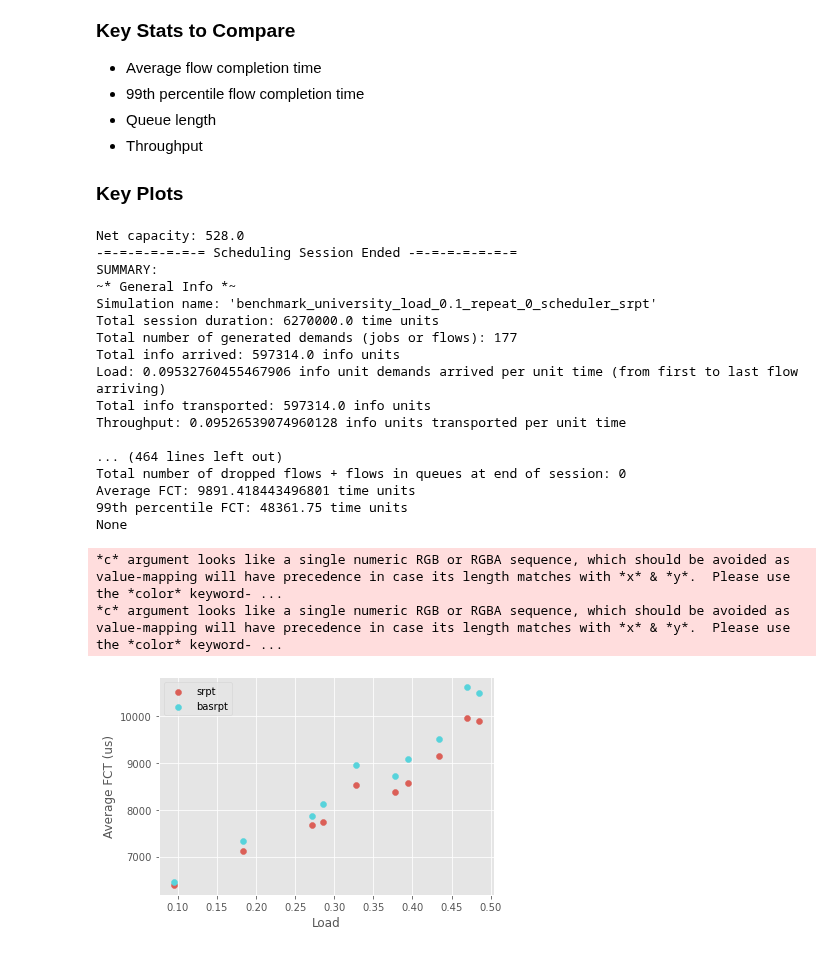
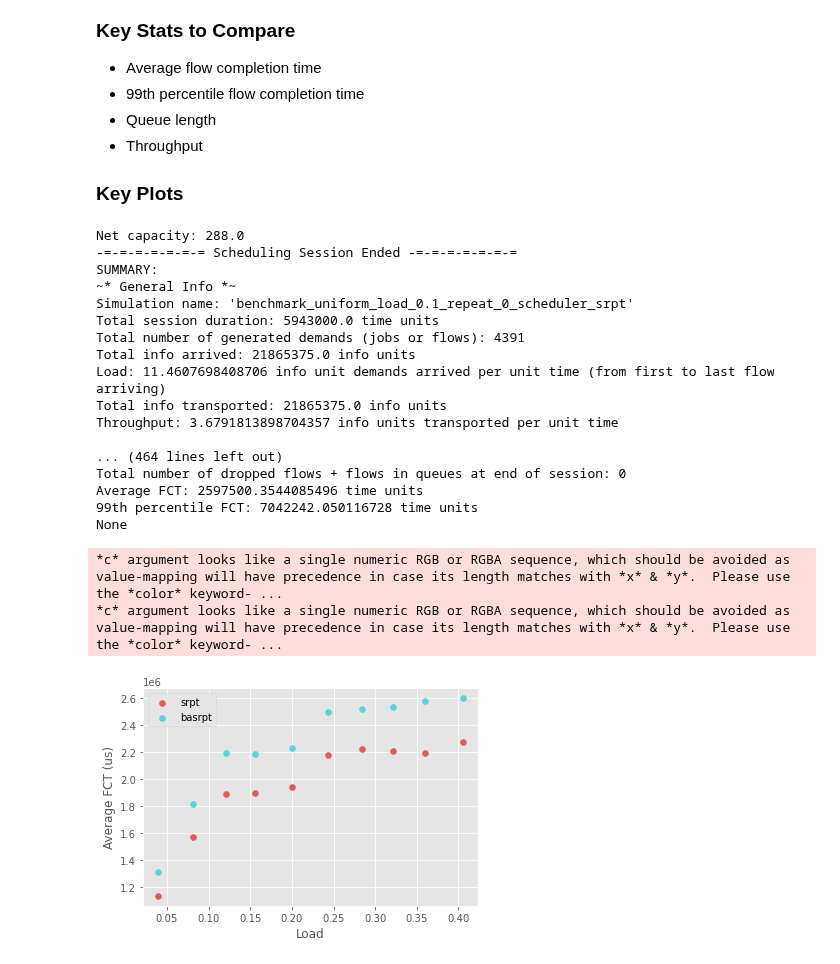
Before and after one commit to cwfparsonson/trafpy, a Jupyter notebook: notebooks/benchmark_plotbed.ipynb, the cells around one changed output. Drawn from its saved outputs; the diff is of its cells as text; code cells hidden in the pictures.

```diff
--- a/notebooks/benchmark_plotbed.ipynb
+++ b/notebooks/benchmark_plotbed.ipynb
@@ -6,7 +6,7 @@ import os
 import pickle
 import matplotlib.pyplot as plt
 
-path_to_benchmark_data = os.path.dirname(trafpy.__file__)+'/../data/small_university_benchmark_testbed_v3.obj'
+path_to_benchmark_data = os.path.dirname(trafpy.__file__)+'/../data/testbed_data/small_uniform_testbed_data.obj'
 filehandler = open(path_to_benchmark_data, 'rb')
 tb_dict = pickle.load(filehandler)
 
@@ -33,30 +33,33 @@ for env in envs:
     print('Net capacity: {}'.format(env.network.graph['max_nw_capacity']))
     print(env.get_scheduling_session_summary(print_summary=True))
 # %% [output]
-Net capacity: 528.0
+Net capacity: 288.0
 -=-=-=-=-=-=-= Scheduling Session Ended -=-=-=-=-=-=-=
 SUMMARY:
 ~* General Info *~
-Simulation name: 'benchmark_university_load_0.1_repeat_0_scheduler_srpt'
-Total session duration: 6270000.0 time units
-Total number of generated demands (jobs or flows): 177
-Total info arrived: 597314.0 info units
-Load: 0.09532760455467906 info unit demands arrived per unit time (from first to last flow arriving)
-Total info transported: 597314.0 info units
-Throughput: 0.09526539074960128 info units transported per unit time
+Simulation name: 'benchmark_uniform_load_0.1_repeat_0_scheduler_srpt'
+Total session duration: 5943000.0 time units
+Total number of generated demands (jobs or flows): 4391
+Total info arrived: 21865375.0 info units
+Load: 11.4607698408706 info unit demands arrived per unit time (from first to last flow arriving)
+Total info transported: 21865375.0 info units
+Throughput: 3.6791813898704357 info units transported per unit time
 
 ... (464 lines left out)
 Total number of dropped flows + flows in queues at end of session: 0
-Average FCT: 9891.418443496801 time units
-99th percentile FCT: 48361.75 time units
+Average FCT: 2597500.3544085496 time units
+99th percentile FCT: 7042242.050116728 time units
 None
 # %%
 # collect testbed stats into dict
 testbed_stats = {'test_{}'.format(i):
                  {envs[i].scheduler.scheduler_name:
-                  {'load': envs[i].load,
+                  {'load_rate': envs[i].load,
+                   'load_frac': envs[i].load/envs[i].network.graph['max_nw_capacity'],
                    'avrg_fct': envs[i].avrg_fct,
-                   'nn_fct': envs[i].nn_fct}
+                   'nn_fct': envs[i].nn_fct,
+                   'q_dict': envs[i].queue_evolution_dict,
+                   'throughput': envs[i].throughput}
                  } for i in range(len(envs))}
 
 # find classes
@@ -68,17 +71,17 @@ for test in testbed_stats.keys():
 # %%
 # avrg fct
 plot_dict = {_class: {'x_values': [], 'y_values': []} for _class in classes}
 
 for test in testbed_stats.keys():
     _class = list(testbed_stats[test].keys())[0]
-    plot_dict[_class]['x_values'].append(testbed_stats[test][_class]['load'])
+    plot_dict[_class]['x_values'].append(testbed_stats[test][_class]['load_frac'])
     plot_dict[_class]['y_values'].append(testbed_stats[test][_class]['avrg_fct'])
 
 fig = tpg.plot_val_scatter(plot_dict=plot_dict,xlabel='Load', ylabel='Average FCT (us)', show_fig=True)
 # %% [output]
 *c* argument looks like a single numeric RGB or RGBA sequence, which should be avoided as value-mapping will have precedence in case its length matches with *x* & *y*.  Please use the *color* keyword- ...
 *c* argument looks like a single numeric RGB or RGBA sequence, which should be avoided as value-mapping will have precedence in case its length matches with *x* & *y*.  Please use the *color* keyword- ...
-[figure, old version]
+[figure, new version]
 # %%
 # 99th percentile fct
 plot_dict = {_class: {'x_values': [], 'y_values': []} for _class in classes}
```
Also changed, not shown: parts of 4 cells of this notebook, 15 other files.
